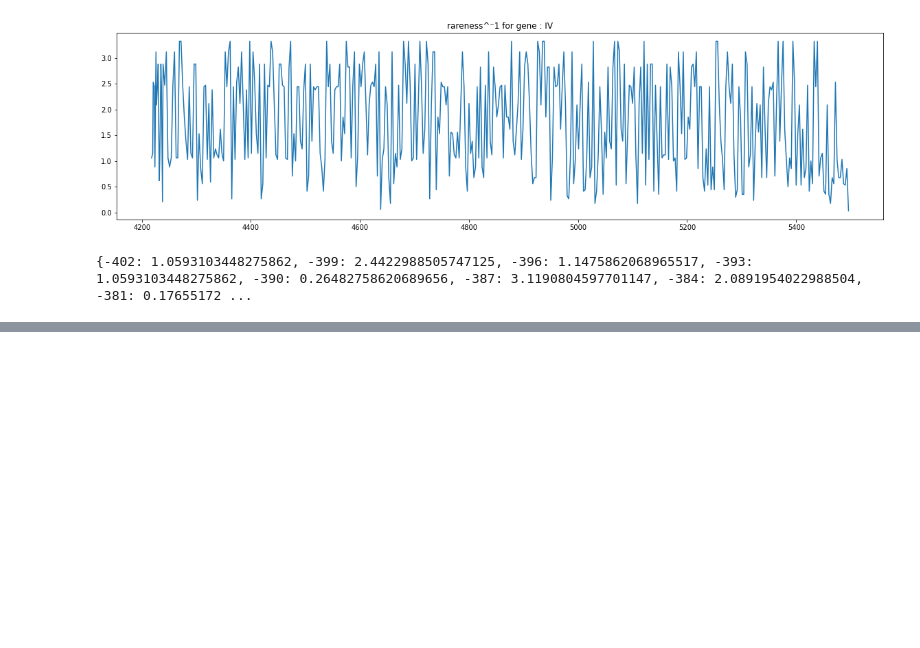
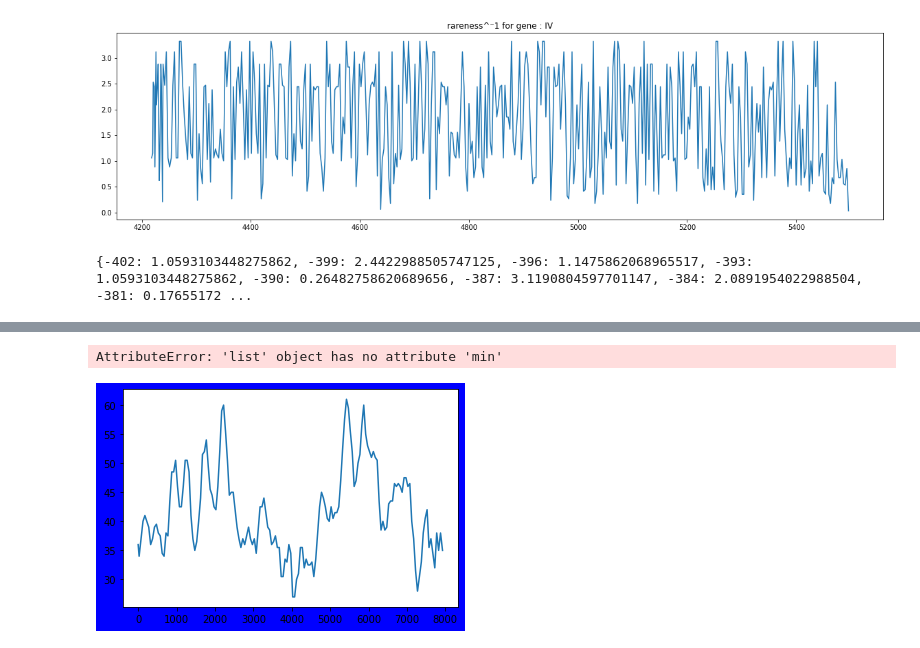
Before and after one commit to faurej/m13, a Jupyter notebook: recnref_m13/stats_m13.ipynb, the cells around one changed output, grey strips where cells are left out. Drawn from its saved outputs; the diff is of its cells as text; code cells hidden in the pictures; blank space fills up the shorter version.

Commit message:
graph of m13GC content

```diff
--- a/recnref_m13/stats_m13.ipynb
+++ b/recnref_m13/stats_m13.ipynb
@@ -1887,7 +1885,7 @@ True
 #after some discussions with sebastien, we came to the conclusion we must check some littles things  before going foward with the initial plan of recoding.
 #1) make a graph of rare codons usage through the m13 genome (gene per gene): first, using the overall m13 genome as reference:
 nb_of_aa = sum(infos_aa["count"] for infos_aa in codon_table_m13_kevun.values())   #total number of codons encoding aa in m13 genome
-nb_of_codon = len(codon_table_m13)
+nb_of_codon = len(codon_table_m13_kevun)
 excepted_occ_of_aa = nb_of_aa/nb_of_codon   #e_value
 
 for codon, info in codon_table_m13_kevun.items():
@@ -2046,0 +2112,58 @@ plot_GC_content("../ref_files_m13/m13mp18-Kan.ape",200,10)
+# %%
+#TOMORROW, GO SEE GC CONTENT OR SPECFIC GENE!
+def gradient_fill(x, y, fill_color=None, ax=None, **kwargs):
+    import matplotlib.colors as mcolors
+    from matplotlib.patches import Polygon
+    """
+    Plot a line with a linear alpha gradient filled beneath it.
+
+    Parameters
+    ----------
+    x, y : array-like
+        The data values of the line.
+    fill_color : a matplotlib color specifier (string, tuple) or None
+        The color for the fill. If None, the color of the line will be used.
+    ax : a matplotlib Axes instance
+        The axes to plot on. If None, the current pyplot axes will be used.
+    Additional arguments are passed on to matplotlib's ``plot`` function.
+
+    Returns
+    -------
+    line : a Line2D instance
+        The line plotted.
+    im : an AxesImage instance
+        The transparent gradient clipped to just the area beneath the curve.
+    """
+    if ax is None:
+        ax = plt.gca()
+
+    line, = ax.plot(x, y, **kwargs)
+    if fill_color is None:
+        fill_color = line.get_color()
+
+    zorder = line.get_zorder()
+    alpha = line.get_alpha()
+    alpha = 1.0 if alpha is None else alpha
+
+    z = np.empty((100, 1, 4), dtype=float)
+    rgb = mcolors.colorConverter.to_rgb(fill_color)
+    z[:,:,:3] = rgb
+    z[:,:,-1] = np.linspace(0, alpha, 100)[:,None]
+
+    xmin, xmax, ymin, ymax = x.min(), x.max(), y.min(), y.max()
+    im = ax.imshow(z, aspect='auto', extent=[xmin, xmax, ymin, ymax],
+                   origin='lower', zorder=zorder)
+
+    xy = np.column_stack([x, y])
+    xy = np.vstack([[xmin, ymin], xy, [xmax, ymin], [xmin, ymin]])
+    clip_path = Polygon(xy, facecolor='none', edgecolor='none', closed=True)
+    ax.add_patch(clip_path)
+    im.set_clip_path(clip_path)
+
+    ax.autoscale(True)
+    return line, im
+
+gradient_fill(xaxis,yy)
+# %% [output]
+AttributeError: 'list' object has no attribute 'min'
+[figure, added]
```
Also changed, not shown: parts of 10 cells of this notebook.
